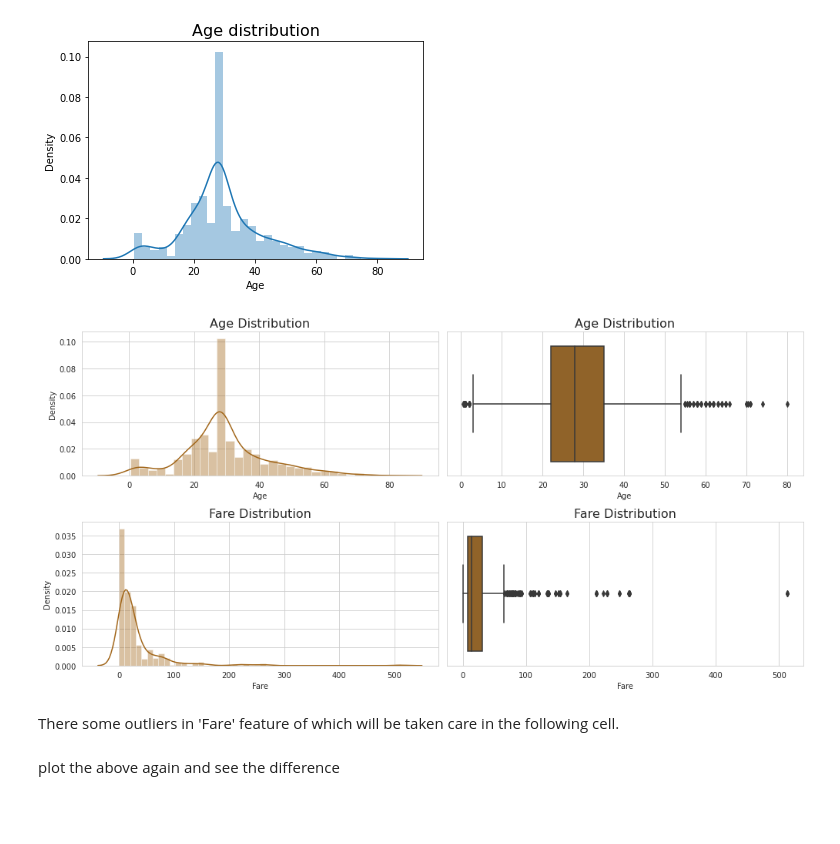
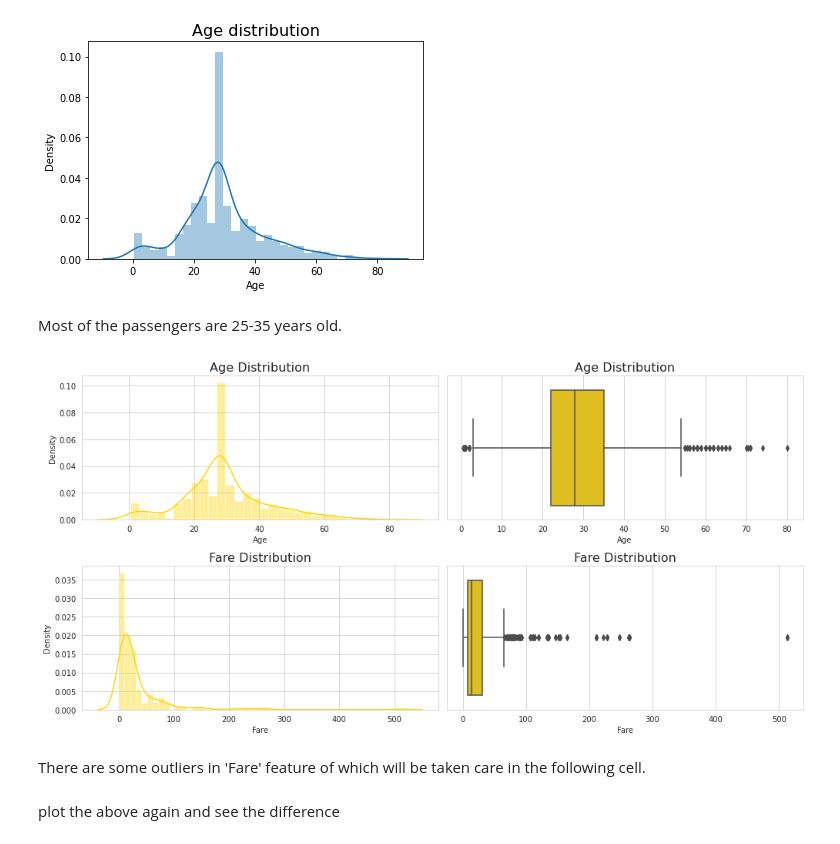
Before and after one commit to hikmatullah-mohammadi/titanic-survival-prediction, a Jupyter notebook: titanic-survival-prediction.ipynb, the cells around one changed output. Cells and saved outputs as stored; diff of their text form; code cells hidden in the pictures; blank space fills up the shorter version.

Commit message:
Kaggle Notebook | Titanic Survival + Ensemble Modeling (Beginner) | Version 18

```diff
--- a/titanic-survival-prediction.ipynb
+++ b/titanic-survival-prediction.ipynb
@@ -17,5 +49,6 @@ import warnings
 warnings.filterwarnings('ignore')
 # %%
 # read the data
-t_df = pd.read_csv('../input/titanic/train.csv', index_col=0)
+train_df = pd.read_csv('/kaggle/input/titanic/train.csv', index_col=0)
+test_df = pd.read_csv('/kaggle/input/titanic/test.csv', index_col=0)
 # %% [markdown]
@@ -118,6 +153,7 @@ dtype: int64
 There are some missing values in 'Age' and 'Cabin' and 'Embarked' columns
 # %%
 # remove Cabin since it has too many missing values
-t_df.drop('Cabin', axis=1, inplace=True)
+train_df.drop('Cabin', axis=1, inplace=True)
+test_df.drop('Cabin', axis=1, inplace=True)
 # %%
 # see if there is any patterns for the NaN values for Age
@@ -155,5 +191,7 @@ Name: Age, dtype: float64
 The mean and the median are quite the same, so we can use any of them to fill the NaN values
 # %%
 # fill the missing values with the median
-t_df['Age'].fillna(value=t_df['Age'].median(), inplace=True)
+train_df['Age'].fillna(value=train_df['Age'].median(), inplace=True)
+test_df['Age'].fillna(value=test_df['Age'].median(), inplace=True)
+test_df['Fare'].fillna(value=test_df['Fare'].median(), inplace=True)
 # %%
@@ -165,5 +203,5 @@ t_df[t_df['Embarked'].isnull()]
 | 830 | 1 | 1 | Stone, Mrs. George Nelson (Martha... | female | 62.0 | 0 | 0 | 113572 | 80.0 | NaN |
 # %%
 # fill the 'Embarked' missing values with its mode
-t_df['Embarked'].fillna(value=t_df['Embarked'].mode()[0], inplace=True)
+train_df['Embarked'].fillna(value=train_df['Embarked'].mode()[0], inplace=True)
 # %%
@@ -250,30 +281,32 @@ ax.set_title('Age distribution', fontdict={'fontsize':16})
 # %% [output]
 Text(0.5, 1.0, 'Age distribution')
 [figure]
+# %% [markdown]
+Most of the passengers are 25-35 years old.
 # %%
 # PLot Age and Fare distributions
 
 plt.figure(figsize=(14,7))
 sns.set_style('whitegrid')
-sns.set_palette('BrBG')
+sns.set_palette('hsv')
 
 plt.subplot(2,2,1)
-ax = sns.distplot(t_df['Age'])
+ax = sns.distplot(train_df['Age'])
 ax.set_title('Age Distribution', fontdict={'fontsize':16})
 plt.subplot(2,2,2)
-ax = sns.boxplot(t_df['Age'])
+ax = sns.boxplot(train_df['Age'])
 ax.set_title('Age Distribution', fontdict={'fontsize':16})
 
 plt.subplot(2,2,3)
-ax = sns.distplot(t_df['Fare'])
+ax = sns.distplot(train_df['Fare'])
 ax.set_title('Fare Distribution', fontdict={'fontsize':16})
 plt.subplot(2,2,4)
-ax = sns.boxplot(t_df['Fare'])
+ax = sns.boxplot(train_df['Fare'])
 ax.set_title('Fare Distribution', fontdict={'fontsize':16})
 plt.tight_layout()
 plt.show()
 # %% [output]
-[figure, old version]
+[figure, new version]
 # %% [markdown]
-There some outliers in 'Fare' feature of which will be taken care in the following cell.
+There are some outliers in 'Fare' feature of which will be taken care in the following cell.
 # %%
```
Also changed, not shown: parts of 138 cells of this notebook.
